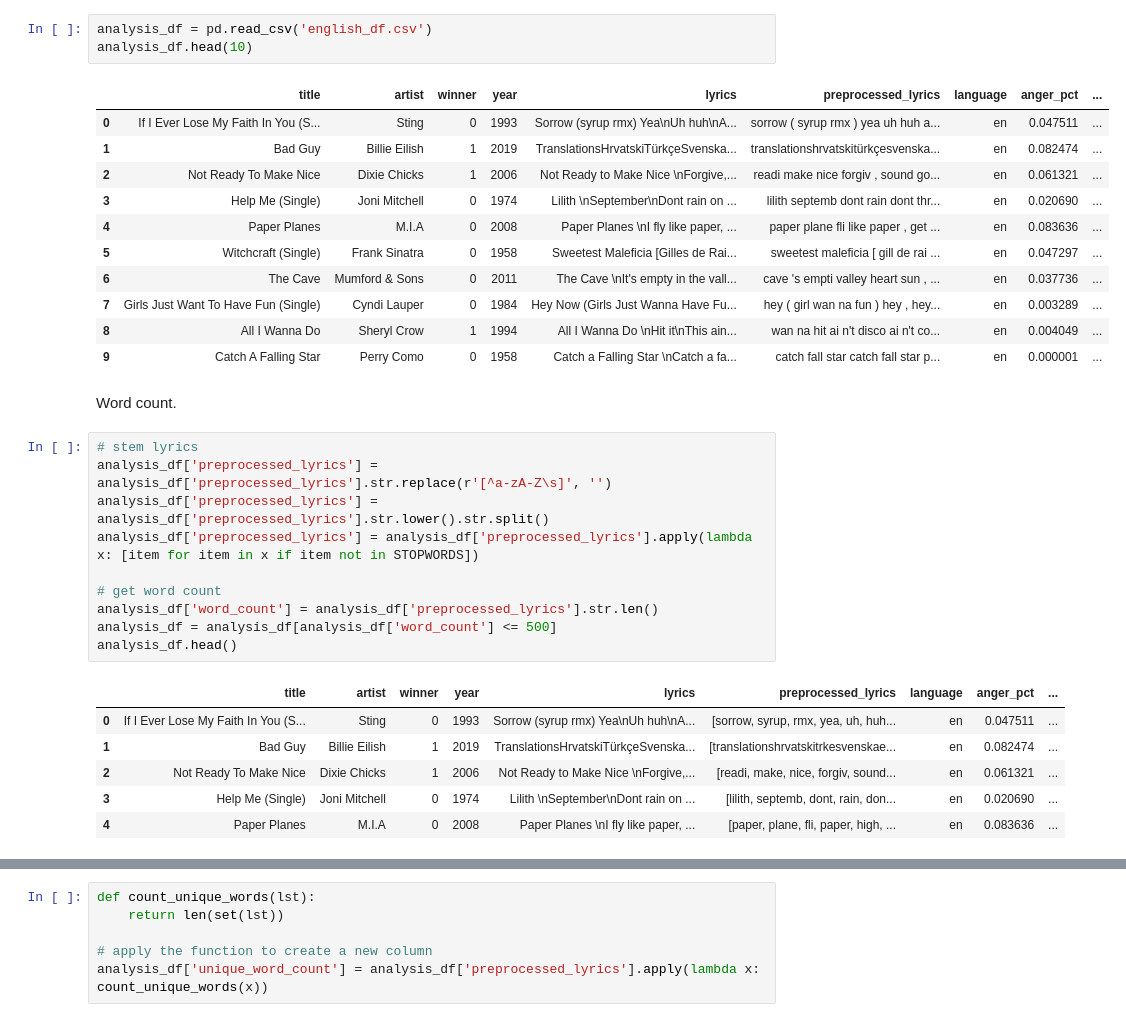
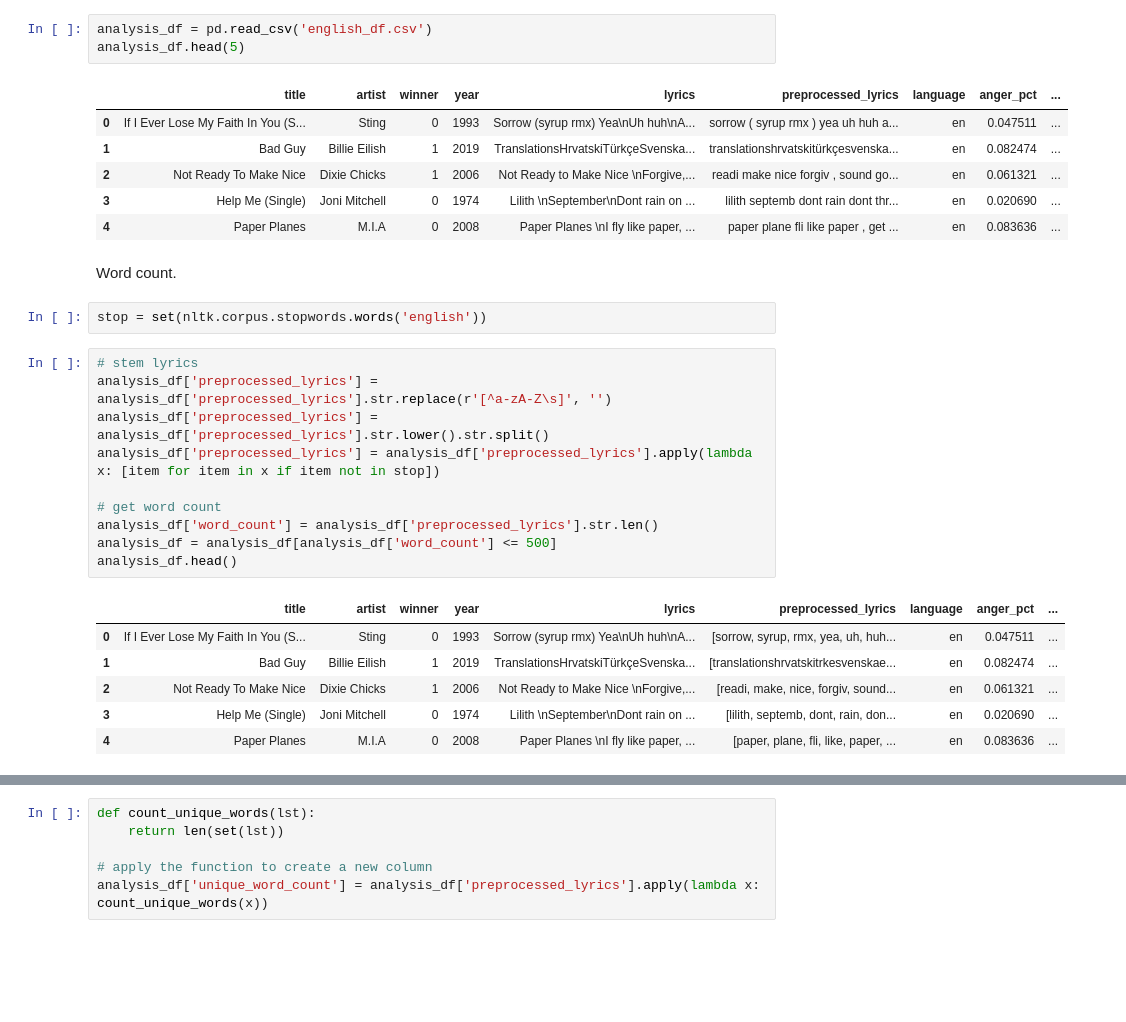
Before and after one commit to yzse/genius-grammy, a Jupyter notebook: shaney_analysis.ipynb, the cells around one changed output, grey strips where cells are left out. Drawn from its saved outputs; the diff is of its cells as text; blank space fills up the shorter version.

```diff
--- a/shaney_analysis.ipynb
+++ b/shaney_analysis.ipynb
@@ -11,25 +19,22 @@ from wordcloud import WordCloud, STOPWORDS
 # %%
 analysis_df = pd.read_csv('english_df.csv')
-analysis_df.head(10)
+analysis_df.head(5)
 # %% [output]
 |  | title | artist | winner | year | lyrics | preprocessed_lyrics | language | anger_pct | ... |
 | 0 | If I Ever Lose My Faith In You (S... | Sting | 0 | 1993 | Sorrow (syrup rmx) Yea\nUh huh\nA... | sorrow ( syrup rmx ) yea uh huh a... | en | 0.047511 | ... |
 | 1 | Bad Guy | Billie Eilish | 1 | 2019 | TranslationsHrvatskiTürkçeSvenska... | translationshrvatskitürkçesvenska... | en | 0.082474 | ... |
 | 2 | Not Ready To Make Nice | Dixie Chicks | 1 | 2006 | Not Ready to Make Nice \nForgive,... | readi make nice forgiv , sound go... | en | 0.061321 | ... |
 | 3 | Help Me (Single) | Joni Mitchell | 0 | 1974 | Lilith \nSeptember\nDont rain on ... | lilith septemb dont rain dont thr... | en | 0.020690 | ... |
 | 4 | Paper Planes | M.I.A | 0 | 2008 | Paper Planes \nI fly like paper, ... | paper plane fli like paper , get ... | en | 0.083636 | ... |
-| 5 | Witchcraft (Single) | Frank Sinatra | 0 | 1958 | Sweetest Maleficia [Gilles de Rai... | sweetest maleficia [ gill de rai ... | en | 0.047297 | ... |
-| 6 | The Cave | Mumford & Sons | 0 | 2011 | The Cave \nIt's empty in the vall... | cave 's empti valley heart sun , ... | en | 0.037736 | ... |
-| 7 | Girls Just Want To Have Fun (Single) | Cyndi Lauper | 0 | 1984 | Hey Now (Girls Just Wanna Have Fu... | hey ( girl wan na fun ) hey , hey... | en | 0.003289 | ... |
-| 8 | All I Wanna Do | Sheryl Crow | 1 | 1994 | All I Wanna Do \nHit it\nThis ain... | wan na hit ai n't disco ai n't co... | en | 0.004049 | ... |
-| 9 | Catch A Falling Star | Perry Como | 0 | 1958 | Catch a Falling Star \nCatch a fa... | catch fall star catch fall star p... | en | 0.000001 | ... |
 # %% [markdown]
 Word count.
+# %%
+stop = set(nltk.corpus.stopwords.words('english'))
 # %%
 # stem lyrics
 analysis_df['preprocessed_lyrics'] = analysis_df['preprocessed_lyrics'].str.replace(r'[^a-zA-Z\s]', '')
 analysis_df['preprocessed_lyrics'] = analysis_df['preprocessed_lyrics'].str.lower().str.split()
-analysis_df['preprocessed_lyrics'] = analysis_df['preprocessed_lyrics'].apply(lambda x: [item for item in x if item not in STOPWORDS])
+analysis_df['preprocessed_lyrics'] = analysis_df['preprocessed_lyrics'].apply(lambda x: [item for item in x if item not in stop])
 
 # get word count
 analysis_df['word_count'] = analysis_df['preprocessed_lyrics'].str.len()
@@ -41,7 +46,7 @@ analysis_df.head()
 | 1 | Bad Guy | Billie Eilish | 1 | 2019 | TranslationsHrvatskiTürkçeSvenska... | [translationshrvatskitrkesvenskae... | en | 0.082474 | ... |
 | 2 | Not Ready To Make Nice | Dixie Chicks | 1 | 2006 | Not Ready to Make Nice \nForgive,... | [readi, make, nice, forgiv, sound... | en | 0.061321 | ... |
 | 3 | Help Me (Single) | Joni Mitchell | 0 | 1974 | Lilith \nSeptember\nDont rain on ... | [lilith, septemb, dont, rain, don... | en | 0.020690 | ... |
-| 4 | Paper Planes | M.I.A | 0 | 2008 | Paper Planes \nI fly like paper, ... | [paper, plane, fli, paper, high, ... | en | 0.083636 | ... |
+| 4 | Paper Planes | M.I.A | 0 | 2008 | Paper Planes \nI fly like paper, ... | [paper, plane, fli, like, paper, ... | en | 0.083636 | ... |
 # %%
 # Plot the average word count for each year
 plt.figure(figsize=(16,8))
```
Also changed, not shown: parts of 15 cells of this notebook, 8 other files.
